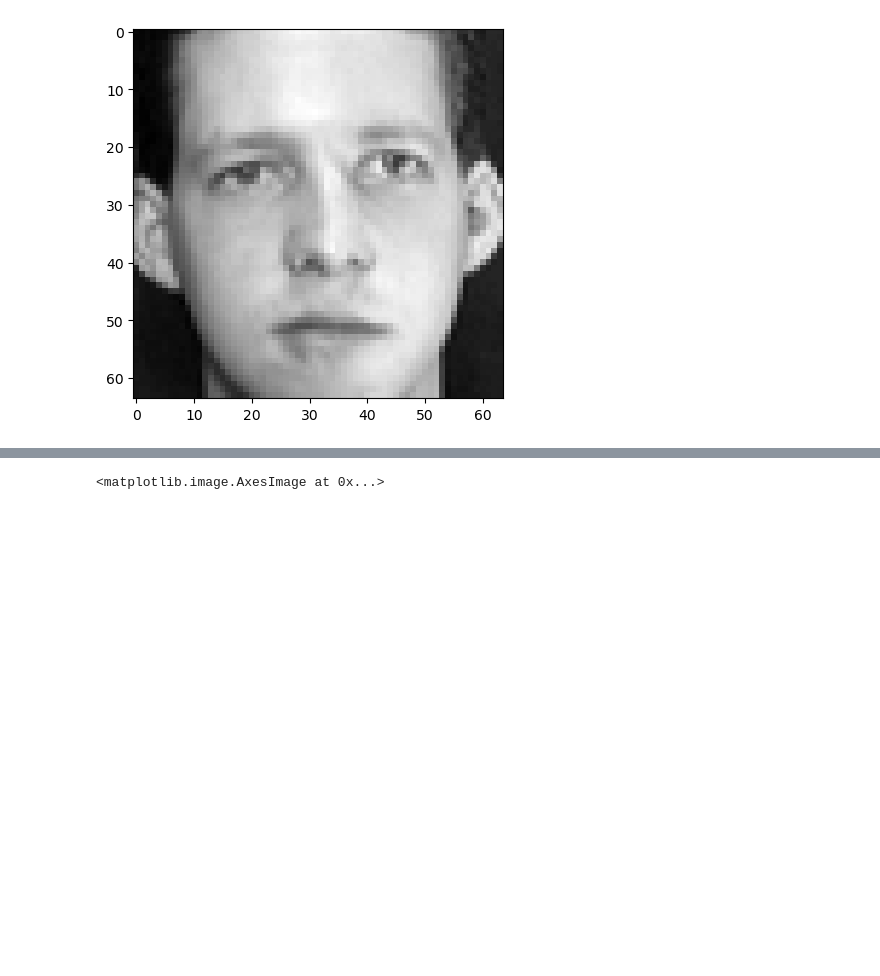
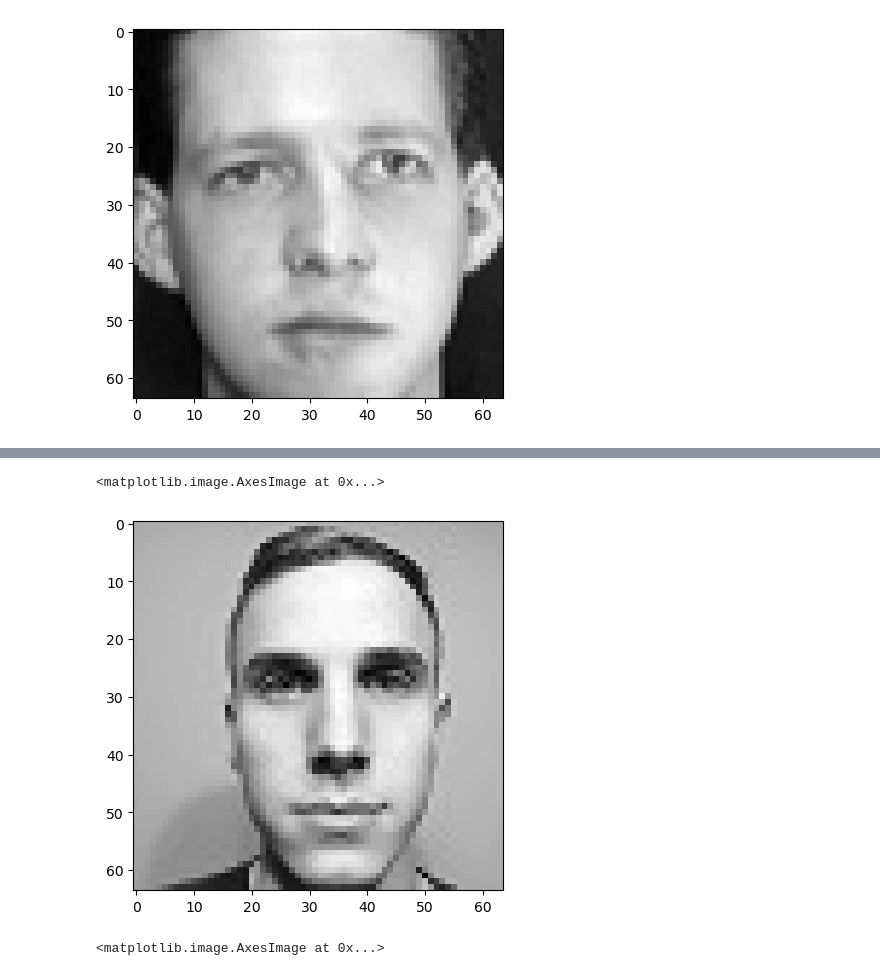
Before and after one commit to ajankowi/Multimedia, a Jupyter notebook: Face_detection.ipynb, the cells around one changed output, grey strips where cells are left out. Cells and saved outputs as stored; diff of their text form; code cells hidden in the pictures; blank space fills up the shorter version.

```diff
--- a/Face_detection.ipynb
+++ b/Face_detection.ipynb
@@ -56,3 +66,8 @@ plt.imshow(arr_im_2, cmap = 'gray')
+# %%
+plt.imshow(arr_im_4, cmap = 'gray')
+# %% [output]
+<matplotlib.image.AxesImage at 0x...>
+[figure, added]
 # %%
 w, h = 64, 128
 data = np.zeros((h, w), dtype=np.uint8)
```
Also changed, not shown: parts of 6 cells of this notebook, 2 other files.
